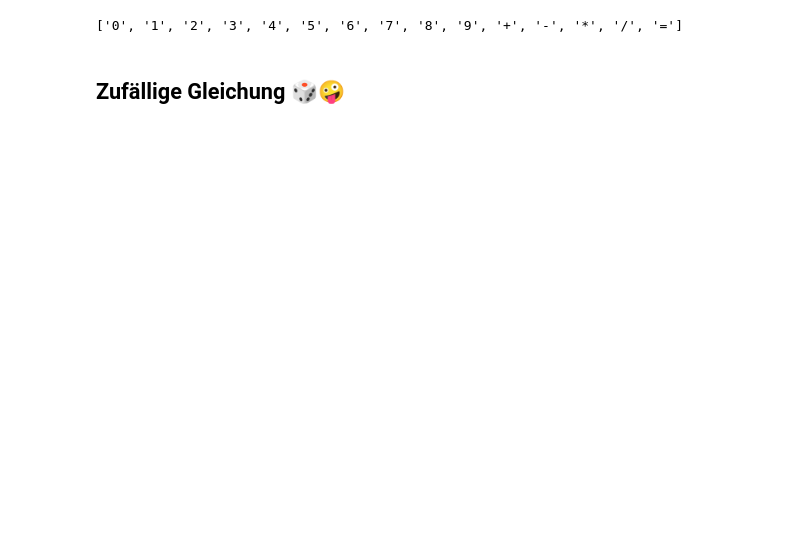
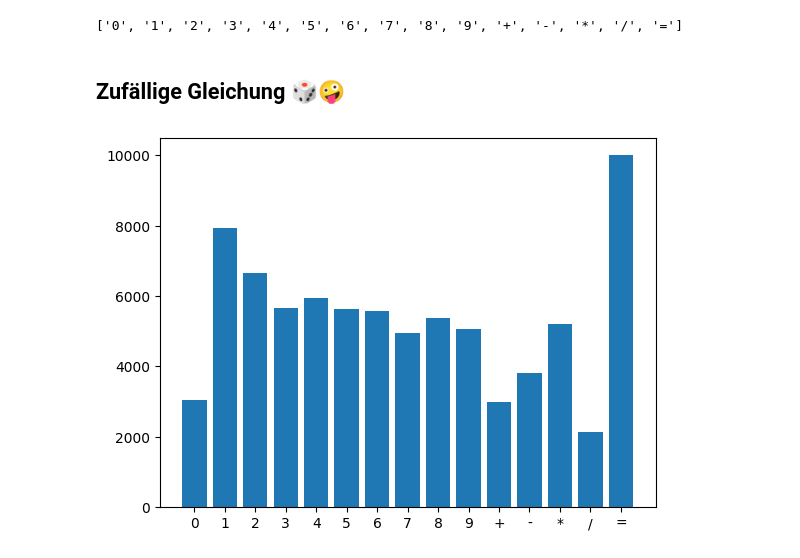
Before and after one commit to ollihansen90/Mathe-SH, a Jupyter notebook: Nerdle_random.ipynb, the cells around one changed output. Saved outputs shown, nothing was run; the diff lists cells and outputs as text; code cells hidden in the pictures; blank space fills up the shorter version.

```diff
--- a/Nerdle_random.ipynb
+++ b/Nerdle_random.ipynb
@@ -268,0 +263,51 @@ import random
+# %%
+import random
+#print(random.randint(0,123))
+#print(round(123*random.random()))
+zahlen = ["1","2","3","4","5","6","7","8","9"]
+zahlen_null = ["0","1","2","3","4","5","6","7","8","9"]
+zeichen = ["+","-","*","/"]
+zeichen_gleich = ["+","-","*","/","="]
+zahlen_zeichen = ["0","1","2","3","4","5","6","7","8","9","+","-","*","/"]
+alles = zahlen_zeichen + ["="]
+
+def generiere_loesung(n=8):
+    loesung = "140/20=7"
+    loesung = ""
+    gleichposition = random.randint(4,6)
+    counter = 0
+    zahlen = ["1","2","3","4","5","6","7","8","9"]
+    zahlen_null = ["0","1","2","3","4","5","6","7","8","9"]
+    zeichen = ["+","-","*","/"]
+    zeichen_gleich = ["+","-","*","/","="]
+    zahlen_zeichen = ["0","1","2","3","4","5","6","7","8","9","+","-","*","/"]
+
+    while not pruefe_eingabe(loesung):
+        counter += 1
+        loesung = ""
+        linkeseite = ""
+        rechteseite = ""
+        for i in range(gleichposition):
+            if i==0 or linkeseite[i-1] in zeichen:
+                linkeseite = linkeseite + zahlen[random.randint(0, len(zahlen)-1)]
+            elif i==gleichposition-1:
+                linkeseite = linkeseite + zahlen_null[random.randint(0, len(zahlen_null)-1)]
+            else:
+                linkeseite = linkeseite + zahlen_zeichen[random.randint(0, len(zahlen_zeichen)-1)]
+
+        rechteseite = str(round(eval(linkeseite)))
+        loesung = linkeseite+"="+rechteseite
+    return loesung
+
+zeichendict = {k:0 for k in alles}
+for i in range(10000):
+    l = generiere_loesung(8)
+    for z in l:
+        zeichendict[z] += 1
+
+import matplotlib.pyplot as plt
+plt.figure()
+plt.bar(zeichendict.keys(), zeichendict.values())
+plt.show()
+# %% [output]
+[figure, added]
```
Also changed, not shown: parts of 3 cells of this notebook.
